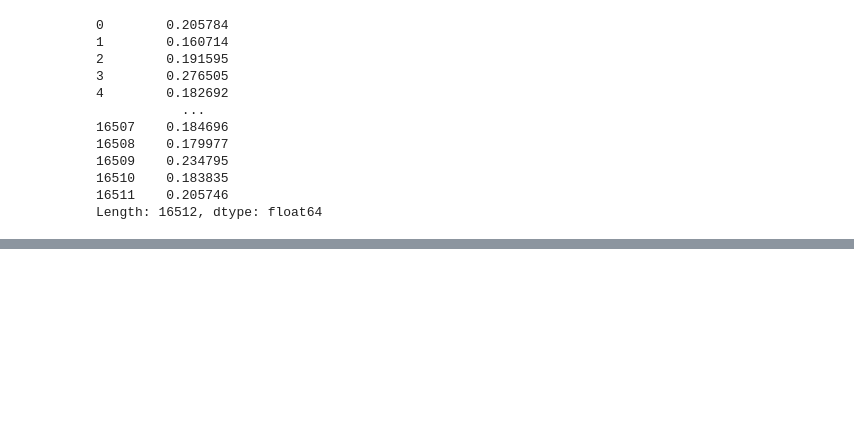
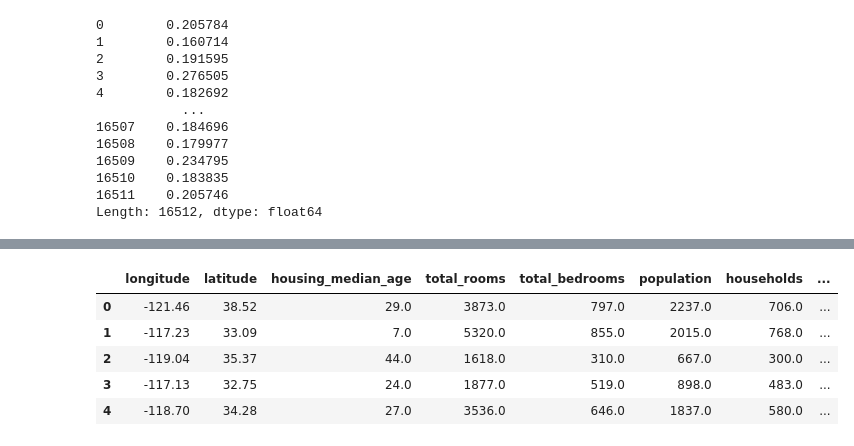
Before and after one commit to amargajula123/MLOps_house_price_project, a Jupyter notebook: notebook/EDA.ipynb, the cells around one changed output, grey strips where cells are left out. Saved outputs shown, nothing was run; the diff lists cells and outputs as text; code cells hidden in the pictures; blank space fills up the shorter version.

```diff
--- a/notebook/EDA.ipynb
+++ b/notebook/EDA.ipynb
@@ -137,0 +302,10 @@ Length: 16512, dtype: float64
+# %%
+df = pd.read_csv(train_file_path) # train_file_path
+df.head()
+# %% [output]
+|  | longitude | latitude | housing_median_age | total_rooms | total_bedrooms | population | households | ... |
+| 0 | -121.46 | 38.52 | 29.0 | 3873.0 | 797.0 | 2237.0 | 706.0 | ... |
+| 1 | -117.23 | 33.09 | 7.0 | 5320.0 | 855.0 | 2015.0 | 768.0 | ... |
+| 2 | -119.04 | 35.37 | 44.0 | 1618.0 | 310.0 | 667.0 | 300.0 | ... |
+| 3 | -117.13 | 32.75 | 24.0 | 1877.0 | 519.0 | 898.0 | 483.0 | ... |
+| 4 | -118.70 | 34.28 | 27.0 | 3536.0 | 646.0 | 1837.0 | 580.0 | ... |
```
Also changed, not shown: parts of 49 cells of this notebook, 9 other files.
